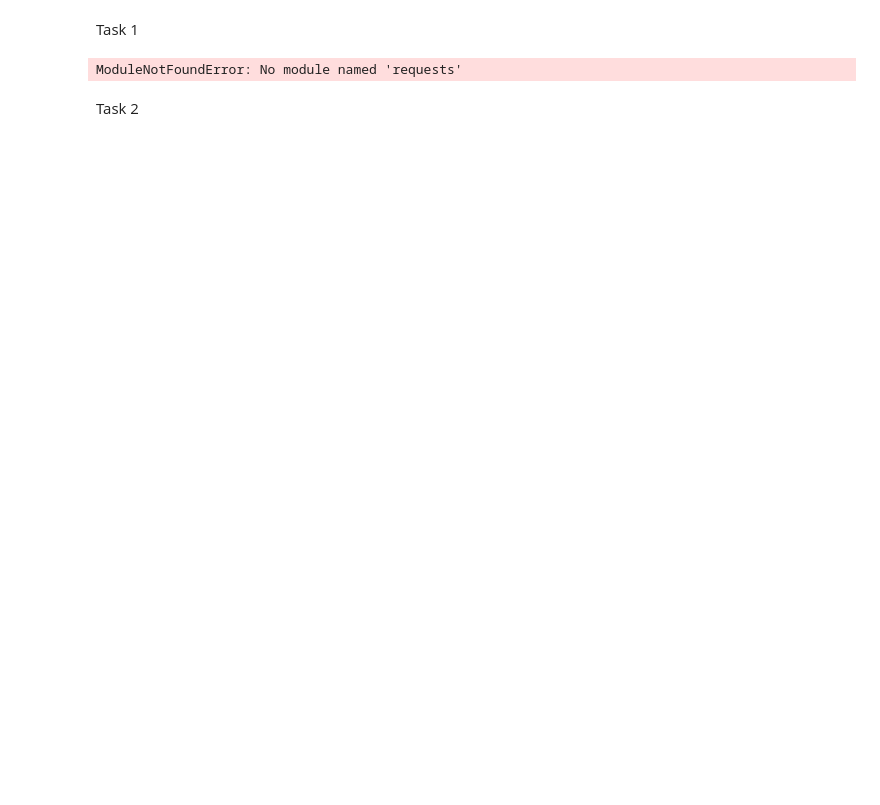
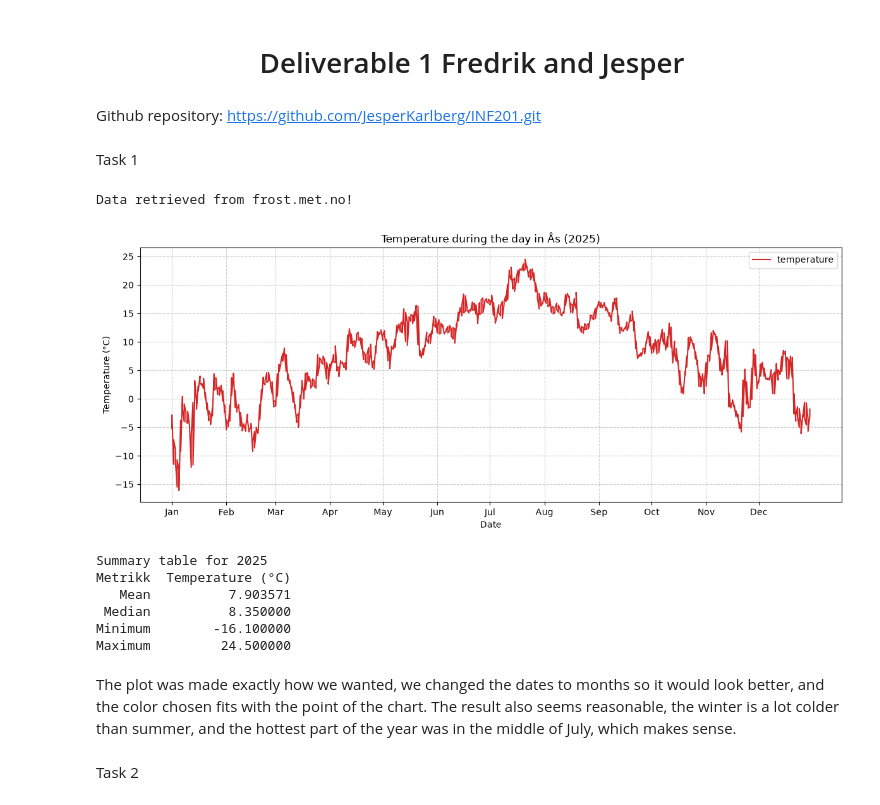
Before and after one commit to JesperKarlberg/INF201, a Jupyter notebook: task_1/deliverable_1_Fredrik_Jesper.ipynb, the cells around one changed output. Saved outputs shown, nothing was run; the diff lists cells and outputs as text; code cells hidden in the pictures; blank space fills up the shorter version.

Commit message:
Correcting errors

```diff
--- a/task_1/deliverable_1_Fredrik_Jesper.ipynb
+++ b/task_1/deliverable_1_Fredrik_Jesper.ipynb
@@ -1,6 +1,13 @@
+# %% [markdown]
+# <center> Deliverable 1 Fredrik and Jesper
+# %% [markdown]
+Github repository: https://github.com/JesperKarlberg/INF201.git
 # %% [markdown]
 Task 1
 # %%
+
+
+import yaml
 import requests
 import pandas as pd
 import matplotlib.pyplot as plt
@@ -52,41 +59,51 @@ df = pd.concat(rows, ignore_index=True)
 df.head()
 
 
+# Makes a plot
 df["date"] = pd.to_datetime(df["referenceTime"])
 
 plt.figure(figsize=(12, 5))
 plt.plot(
     df["date"],
     df["value"],
     color="tab:red",
     label="temperature")
 months = pd.date_range(start="2025-01-01", end="2025-12-01", freq="MS")
-month_names = ["Jan", "Feb", "Mar", "Apr", "Mai", "Jun", "Jul", "Aug", "Sep", "Okt", "Nov", "Des"]
+month_names = ["Jan", "Feb", "Mar", "Apr", "May", "Jun", "Jul", "Aug", "Sep", "Oct", "Nov", "Dec"]
 plt.xticks(ticks=months, labels=month_names)
 plt.title("Temperature during the day in Ås (2025)")
 plt.xlabel("Date")
 plt.ylabel("Temperature (°C)")
 plt.grid(True, linestyle="--", alpha=0.6)
 plt.legend()
 plt.tight_layout()
 plt.show()
 
+
 # Summary table
-
 summary_df = pd.DataFrame({
     "Metrikk": ["Mean", "Median", "Minimum", "Maximum"],
     "Temperature (°C)": [
         df["value"].mean(),
         df["value"].median(),
         df["value"].min(),
         df["value"].max()
     ]
 })
 
 print("Summary table for 2025")
 print(summary_df.to_string(index=False))
 # %% [output]
-ModuleNotFoundError: No module named 'requests'
+Data retrieved from frost.met.no!
+[figure, added]
+Summary table for 2025
+Metrikk  Temperature (°C)
+   Mean          7.903571
+ Median          8.350000
+Minimum        -16.100000
+Maximum         24.500000
+# %% [markdown]
+The plot was made exactly how we wanted, we changed the dates to months so it would look better, and the color chosen fits with the point of the chart. The result also seems reasonable, the winter is a lot colder than summer, and the hottest part of the year was in the middle of July, which makes sense.
 # %% [markdown]
 Task 2
 # %%
```
Also changed, not shown: parts of 8 cells of this notebook.
